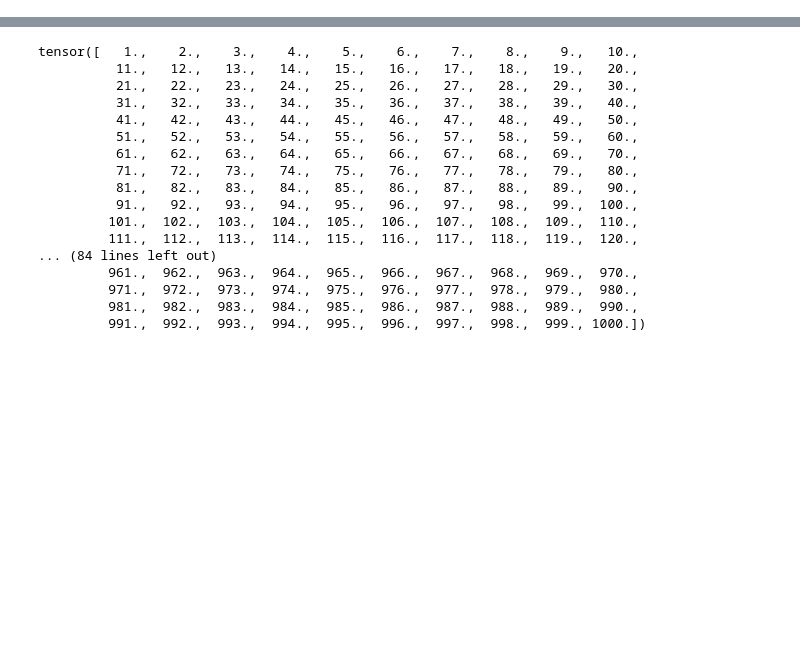
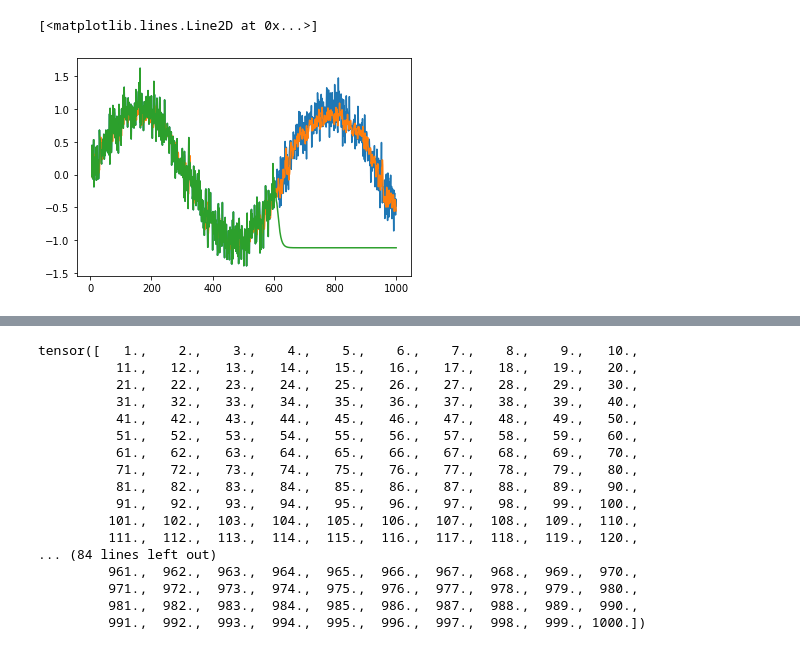
Before and after one commit to 719792323/Pytorch, a Jupyter notebook: 3_内容模块/8_循环网络/1_基础内容.ipynb, the cells around one changed output, grey strips where cells are left out. Saved outputs shown, nothing was run; the diff lists cells and outputs as text; code cells hidden in the pictures; blank space fills up the shorter version.

```diff
--- a/3_内容模块/8_循环网络/1_基础内容.ipynb
+++ b/3_内容模块/8_循环网络/1_基础内容.ipynb
@@ -5,0 +202,6 @@ from torch.utils import data
+# %%
+# 多步预测
+multistep_preds = torch.zeros(T)
+# 用前604个数据进行赋值
+multistep_preds[: n_train + tau] = x[: n_train + tau]
+multistep_preds
@@ -5,0 +226,14 @@ from torch.utils import data
+# %%
+# 让605=net(604~601)
+# 606=net(605~602)
+# 即用预测作为下次预测的输入
+for i in range(n_train + tau, T):
+    # print(multistep_preds[i - tau:i].reshape((1, -1)))
+    multistep_preds[i] = net(multistep_preds[i - tau:i].reshape((1, -1)))
+# %%
+plt.plot(time[tau:], x[tau:])
+plt.plot(time[tau:], onestep_preds.reshape(-1).detach())
+plt.plot(time[tau:], multistep_preds.reshape(-1).detach()[tau:])
+# %% [output]
+[<matplotlib.lines.Line2D at 0x...>]
+[figure, added]
```
Also changed, not shown: parts of 19 cells of this notebook, 1 other file.
